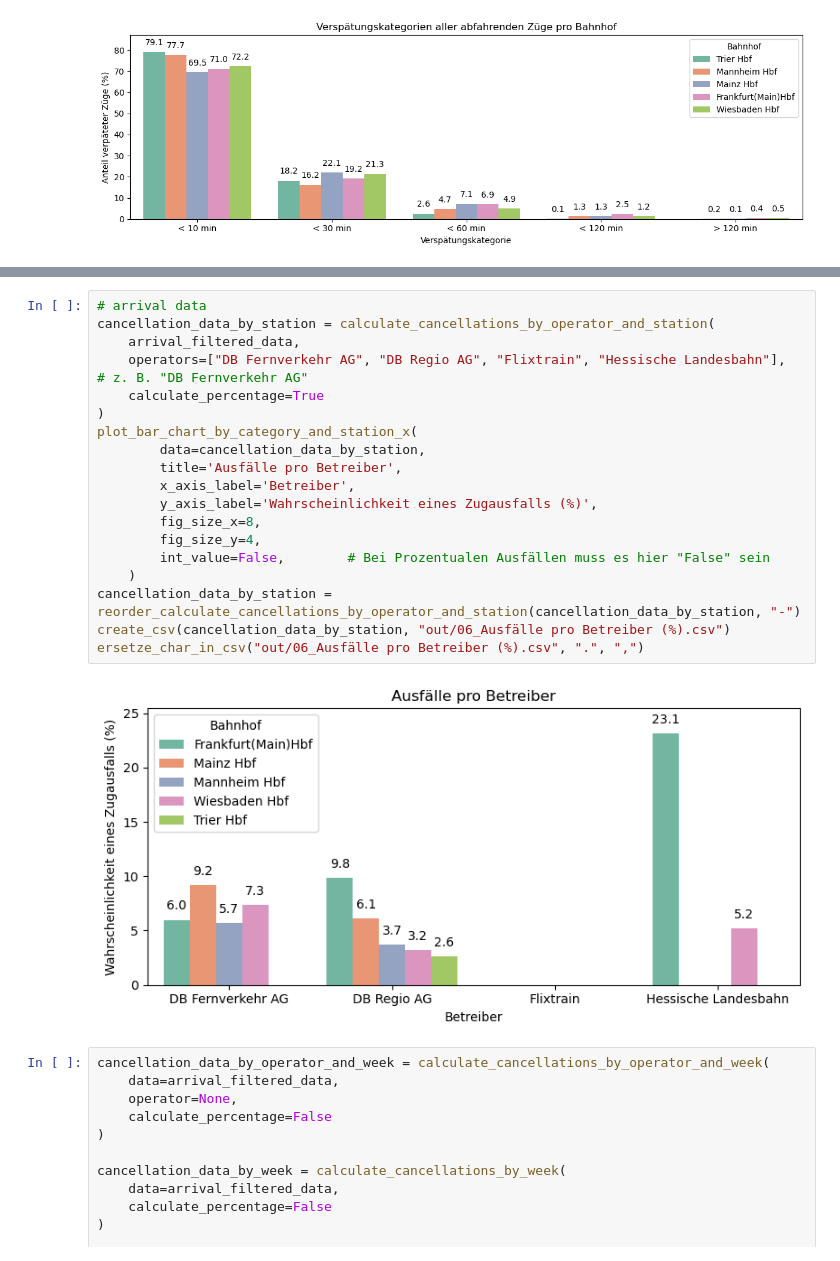
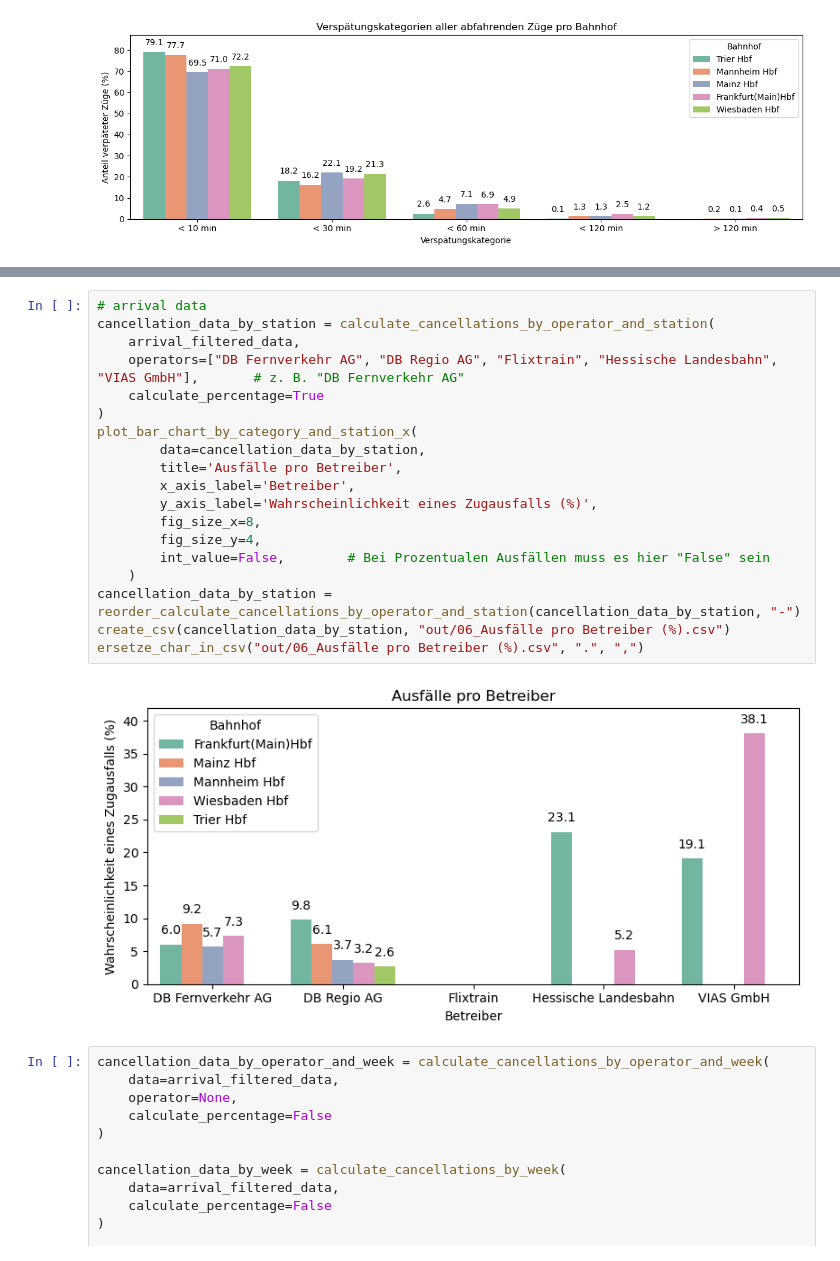
Before and after one commit to luca910/bahn-mining, a Jupyter notebook: graphics_final.ipynb, the cells around one changed output, grey strips where cells are left out. Saved outputs shown, nothing was run; the diff lists cells and outputs as text.

```diff
--- a/graphics_final.ipynb
+++ b/graphics_final.ipynb
@@ -1069,24 +1069,24 @@ ersetze_char_in_csv("out/05_Anteil ausgefallener Züge (%).csv", ".", ",")
 # %%
 # arrival data
 cancellation_data_by_station = calculate_cancellations_by_operator_and_station(
     arrival_filtered_data,
-    operators=["DB Fernverkehr AG", "DB Regio AG", "Flixtrain", "Hessische Landesbahn"],       # z. B. "DB Fernverkehr AG"
+    operators=["DB Fernverkehr AG", "DB Regio AG", "Flixtrain", "Hessische Landesbahn", "VIAS GmbH"],       # z. B. "DB Fernverkehr AG"
     calculate_percentage=True
 )
 plot_bar_chart_by_category_and_station_x(
         data=cancellation_data_by_station,
         title='Ausfälle pro Betreiber',
         x_axis_label='Betreiber',
         y_axis_label='Wahrscheinlichkeit eines Zugausfalls (%)',
         fig_size_x=8,
         fig_size_y=4,
         int_value=False,        # Bei Prozentualen Ausfällen muss es hier "False" sein
     )
 cancellation_data_by_station = reorder_calculate_cancellations_by_operator_and_station(cancellation_data_by_station, "-")
 create_csv(cancellation_data_by_station, "out/06_Ausfälle pro Betreiber (%).csv")
 ersetze_char_in_csv("out/06_Ausfälle pro Betreiber (%).csv", ".", ",")
 # %% [output]
-[figure, old version]
+[figure, new version]
 # %%
 cancellation_data_by_operator_and_week = calculate_cancellations_by_operator_and_week(
     data=arrival_filtered_data,
```
Also changed, not shown: parts of 2 cells of this notebook.
